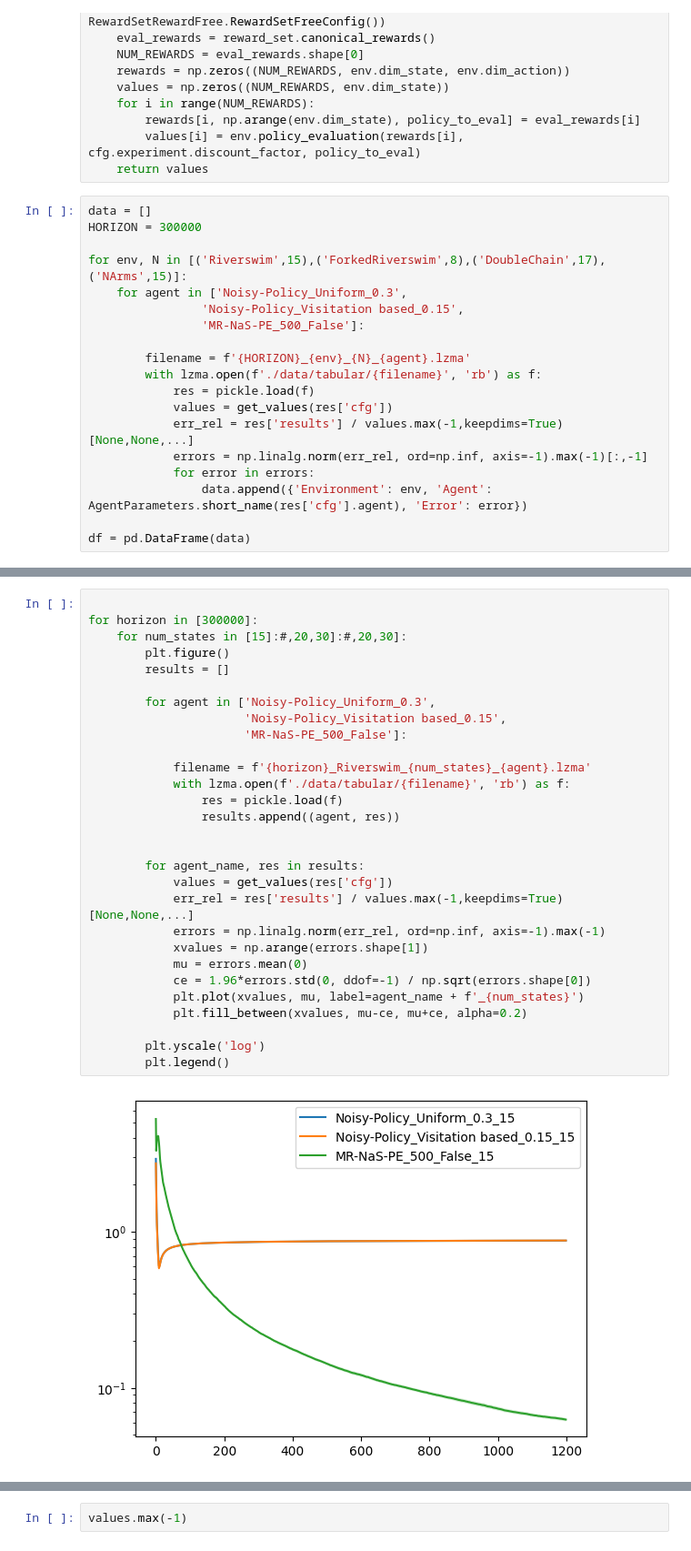
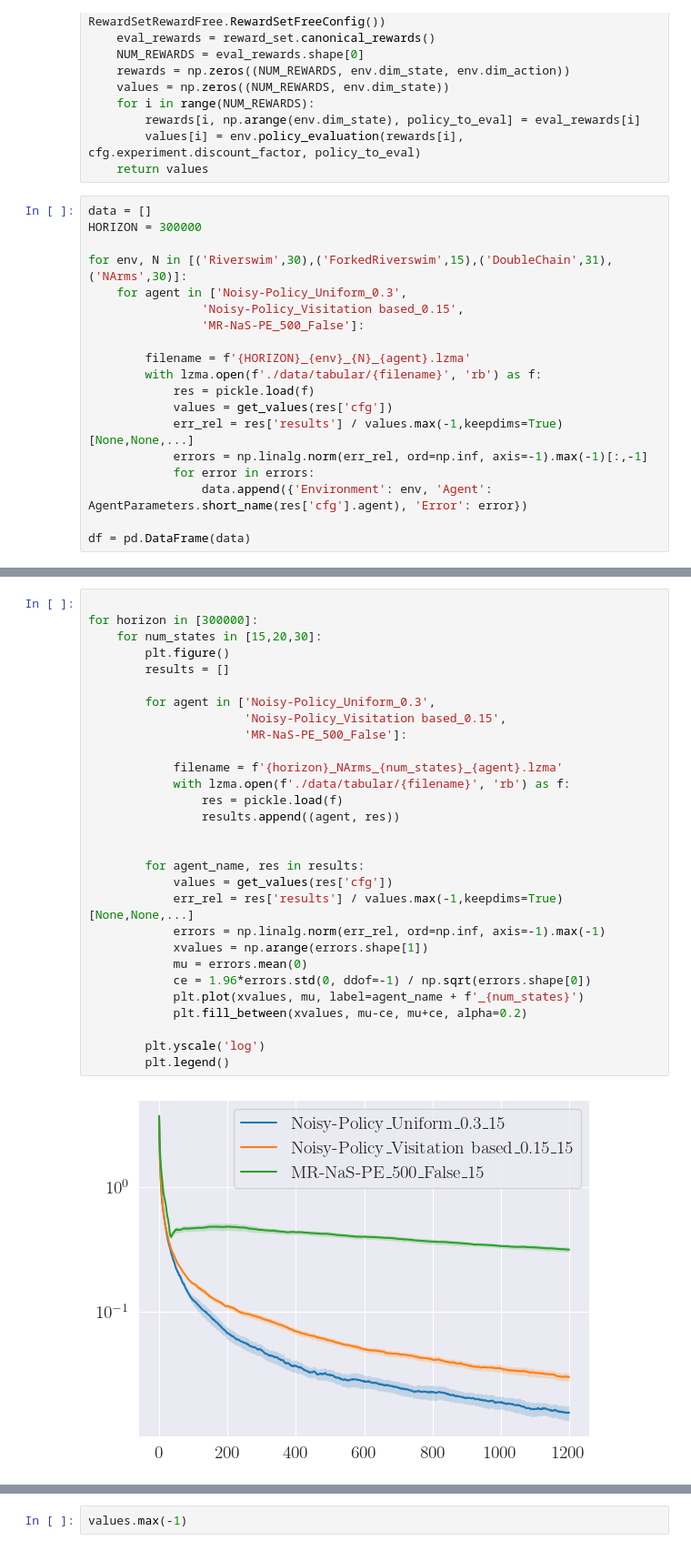
Before and after one commit to rssalessio/multi-reward-multi-policy-eval, a Jupyter notebook: plot.ipynb, the cells around one changed output, grey strips where cells are left out. Shown at 91% size. Saved outputs shown, nothing was run; the diff lists cells and outputs as text.

```diff
--- a/plot.ipynb
+++ b/plot.ipynb
@@ -30,7 +30,7 @@ def get_values(cfg: Config) -> np.ndarray:
 data = []
 HORIZON = 300000
 
-for env, N in [('Riverswim',15),('ForkedRiverswim',8),('DoubleChain',17),('NArms',15)]:
+for env, N in [('Riverswim',30),('ForkedRiverswim',15),('DoubleChain',31),('NArms',30)]:
     for agent in ['Noisy-Policy_Uniform_0.3',
                 'Noisy-Policy_Visitation based_0.15',
                 'MR-NaS-PE_500_False']:
@@ -86,31 +70,31 @@ plt.show()
 # %%
 
 for horizon in [300000]:
-    for num_states in [15]:#,20,30]:#,20,30]:
+    for num_states in [15,20,30]:
         plt.figure()
         results = []
 
         for agent in ['Noisy-Policy_Uniform_0.3',
                       'Noisy-Policy_Visitation based_0.15',
                       'MR-NaS-PE_500_False']:
 
-            filename = f'{horizon}_Riverswim_{num_states}_{agent}.lzma'
+            filename = f'{horizon}_NArms_{num_states}_{agent}.lzma'
             with lzma.open(f'./data/tabular/{filename}', 'rb') as f:
                 res = pickle.load(f)
                 results.append((agent, res))
 
 
         for agent_name, res in results:
             values = get_values(res['cfg'])
             err_rel = res['results'] / values.max(-1,keepdims=True)[None,None,...]
             errors = np.linalg.norm(err_rel, ord=np.inf, axis=-1).max(-1)
             xvalues = np.arange(errors.shape[1])
             mu = errors.mean(0)
             ce = 1.96*errors.std(0, ddof=-1) / np.sqrt(errors.shape[0])
             plt.plot(xvalues, mu, label=agent_name + f'_{num_states}')
             plt.fill_between(xvalues, mu-ce, mu+ce, alpha=0.2)
 
         plt.yscale('log')
         plt.legend()
 # %% [output]
-[figure, old version]
+[figure, new version]
```
Also changed, not shown: parts of 4 cells of this notebook, 25 other files.
